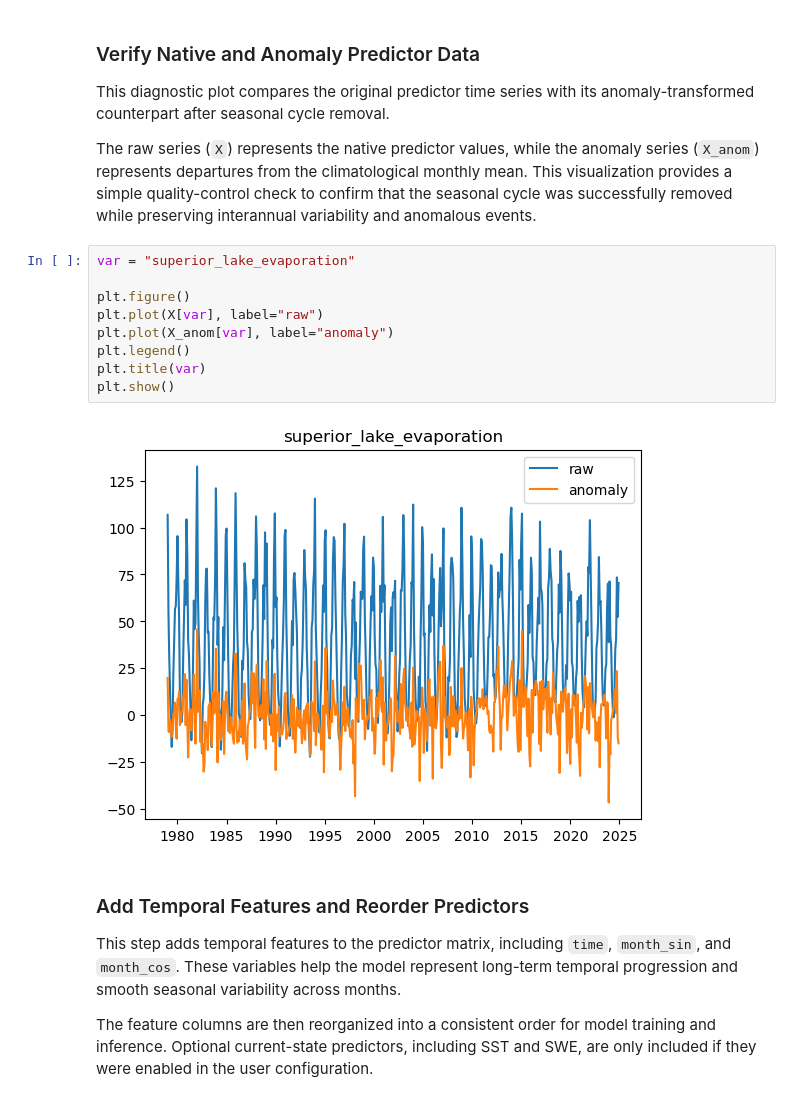
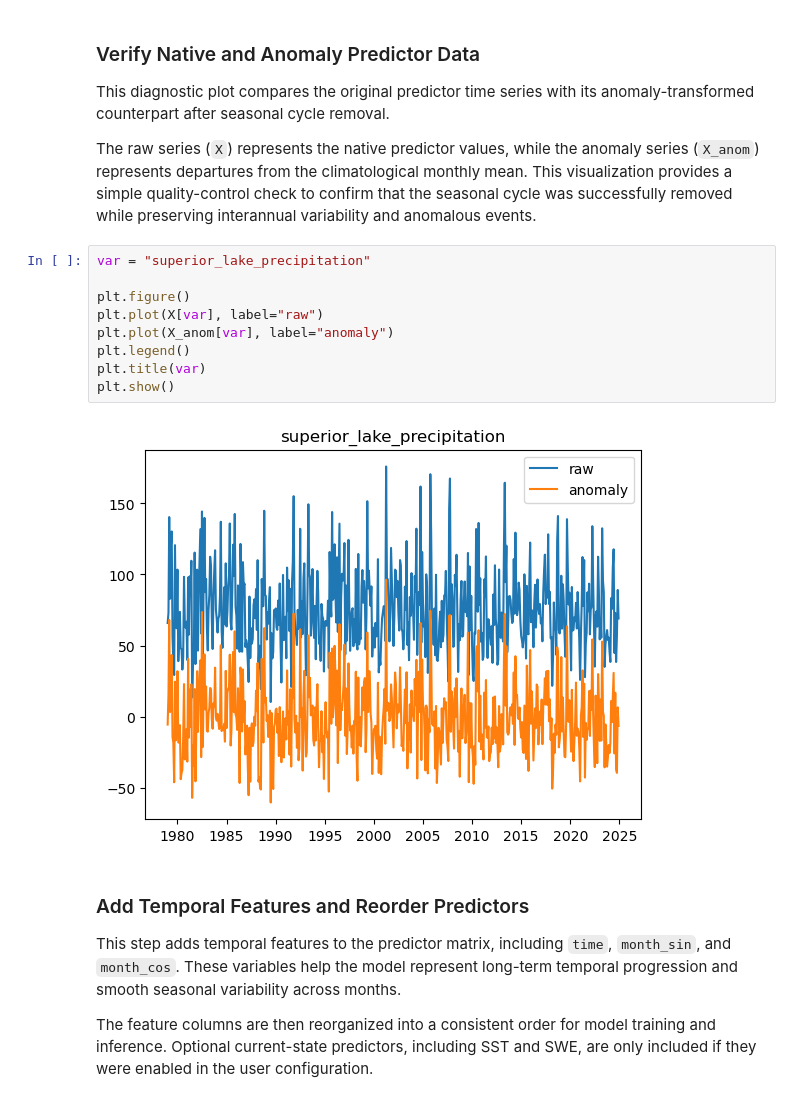
Before and after one commit to great-lakes-ai-lab/cnbs-predictor, a Jupyter notebook: notebooks/production/0_LEF_model_training_anomalies.ipynb, the cells around one changed output. Saved outputs shown, nothing was run; the diff lists cells and outputs as text.

```diff
--- a/notebooks/production/0_LEF_model_training_anomalies.ipynb
+++ b/notebooks/production/0_LEF_model_training_anomalies.ipynb
@@ -379,16 +379,16 @@ This diagnostic plot compares the original predictor time series with its anomal
 
 The raw series (`X`) represents the native predictor values, while the anomaly series (`X_anom`) represents departures from the climatological monthly mean. This visualization provides a simple quality-control check to confirm that the seasonal cycle was successfully removed while preserving interannual variability and anomalous events.
 # %%
-var = "superior_lake_evaporation"
+var = "superior_lake_precipitation"
 
 plt.figure()
 plt.plot(X[var], label="raw")
 plt.plot(X_anom[var], label="anomaly")
 plt.legend()
 plt.title(var)
 plt.show()
 # %% [output]
-[figure, old version]
+[figure, new version]
 # %% [markdown]
 ### Add Temporal Features and Reorder Predictors
 
```
Also changed, not shown: parts of 15 cells of this notebook, 4 other files.
